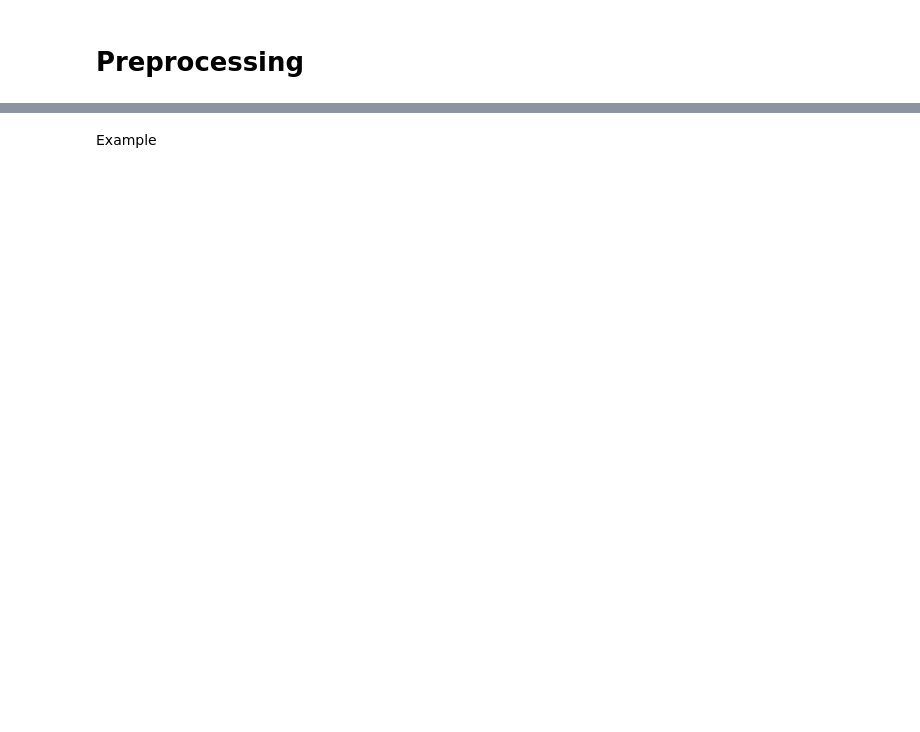
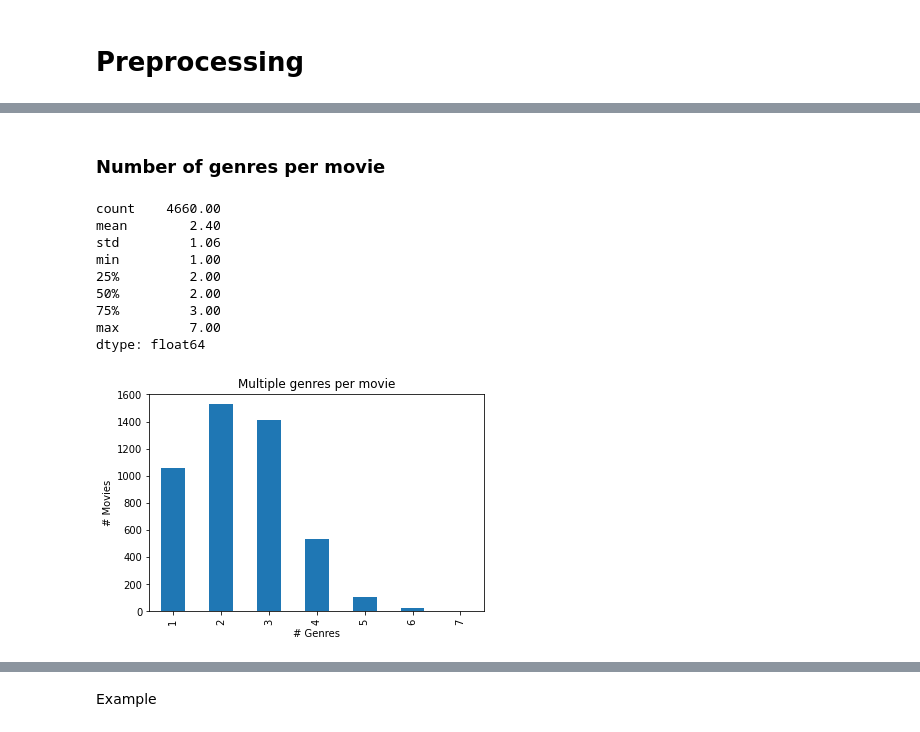
Before and after one commit to Jaimemorillo/nlp-movies, a Jupyter notebook: genre-prediction.ipynb, the cells around one changed output, grey strips where cells are left out. Cells and saved outputs as stored; diff of their text form; code cells hidden in the pictures; blank space fills up the shorter version.

```diff
--- a/genre-prediction.ipynb
+++ b/genre-prediction.ipynb
@@ -93,0 +64,19 @@ df.shape
+# %% [markdown]
+### Number of genres per movie
+# %%
+sum_df = df.iloc[:,1:].sum(axis=1)
+ax = sum_df.value_counts().sort_index().plot(kind='bar', title='Multiple genres per movie')
+ax.set_xlabel('# Genres')
+ax.set_ylabel('# Movies')
+print(sum_df.describe().round(2))
+# %% [output]
+count    4660.00
+mean        2.40
+std         1.06
+min         1.00
+25%         2.00
+50%         2.00
+75%         3.00
+max         7.00
+dtype: float64
+[figure, added]
```
Also changed, not shown: parts of 42 cells of this notebook.
